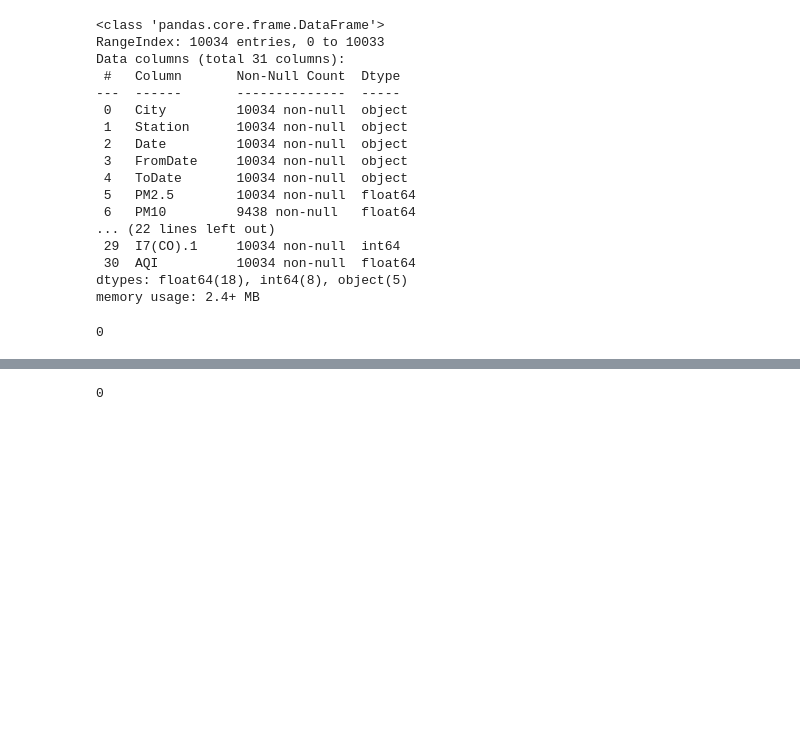
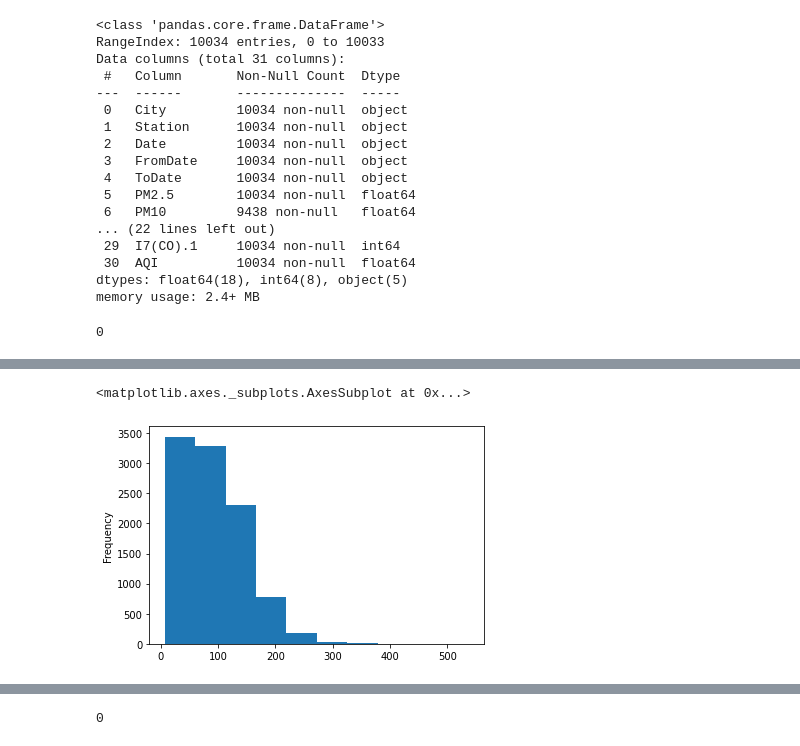
Before and after one commit to Patilpankajsudhakar/MSC-Machine-Learing-project, a Jupyter notebook: MLR.ipynb, the cells around one changed output, grey strips where cells are left out. Saved outputs shown, nothing was run; the diff lists cells and outputs as text; code cells hidden in the pictures; blank space fills up the shorter version.

```diff
--- a/MLR.ipynb
+++ b/MLR.ipynb
@@ -57,0 +58,5 @@ pd.isnull(data["PM10"]).sum()
+# %%
+data['AQI'].plot(kind="hist")
+# %% [output]
+<matplotlib.axes._subplots.AxesSubplot at 0x...>
+[figure, added]
```
Also changed, not shown: parts of 37 cells of this notebook.
